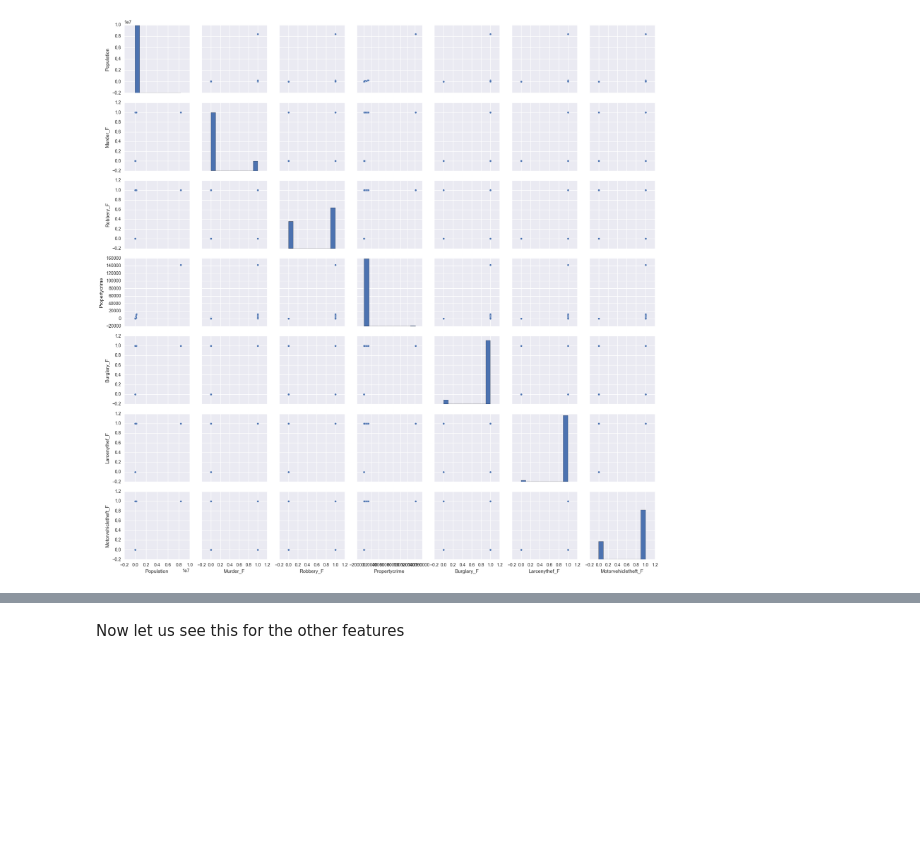
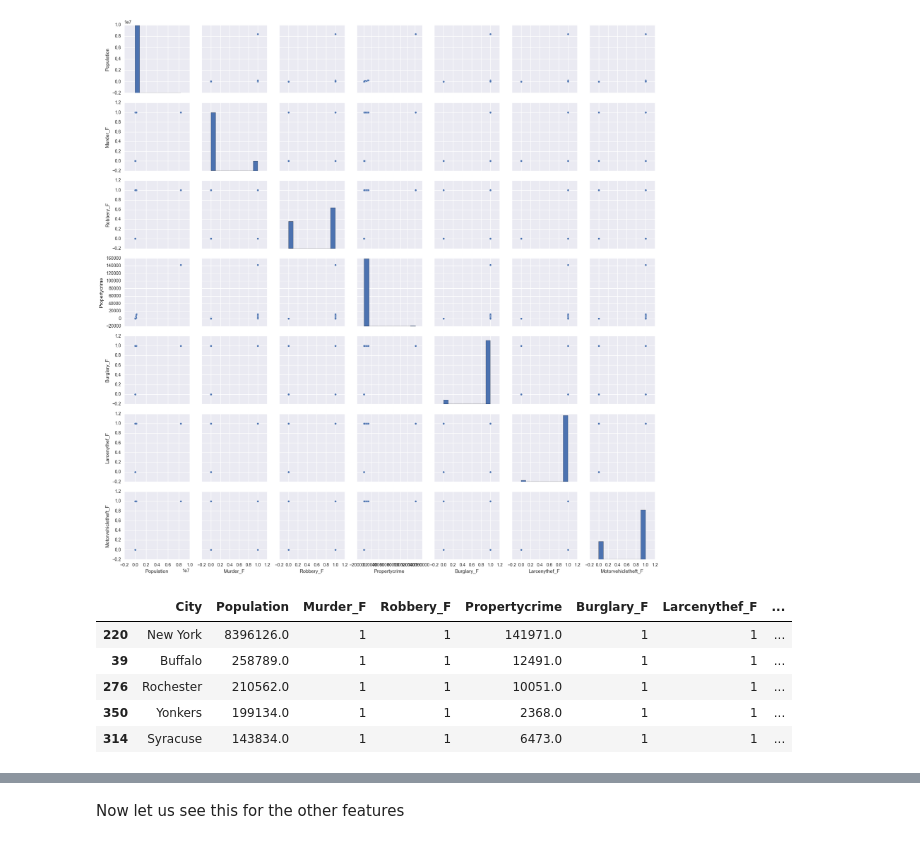
Before and after one commit to nutan06/linearregression, a Jupyter notebook: Linear_regression.ipynb, the cells around one changed output, grey strips where cells are left out. Cells and saved outputs as stored; diff of their text form; code cells hidden in the pictures; blank space fills up the shorter version.

```diff
--- a/Linear_regression.ipynb
+++ b/Linear_regression.ipynb
@@ -252,3 +252,12 @@ dtype: object
 _ = sns.pairplot(data_new)
 # %% [output]
 [figure]
+# %%
+data_new.nlargest(5, 'Population')
+# %% [output]
+|  | City | Population | Murder_F | Robbery_F | Propertycrime | Burglary_F | Larcenythef_F | ... |
+| 220 | New York | 8396126.0 | 1 | 1 | 141971.0 | 1 | 1 | ... |
+| 39 | Buffalo | 258789.0 | 1 | 1 | 12491.0 | 1 | 1 | ... |
+| 276 | Rochester | 210562.0 | 1 | 1 | 10051.0 | 1 | 1 | ... |
+| 350 | Yonkers | 199134.0 | 1 | 1 | 2368.0 | 1 | 1 | ... |
+| 314 | Syracuse | 143834.0 | 1 | 1 | 6473.0 | 1 | 1 | ... |
```
Also changed, not shown: parts of 12 cells of this notebook.
